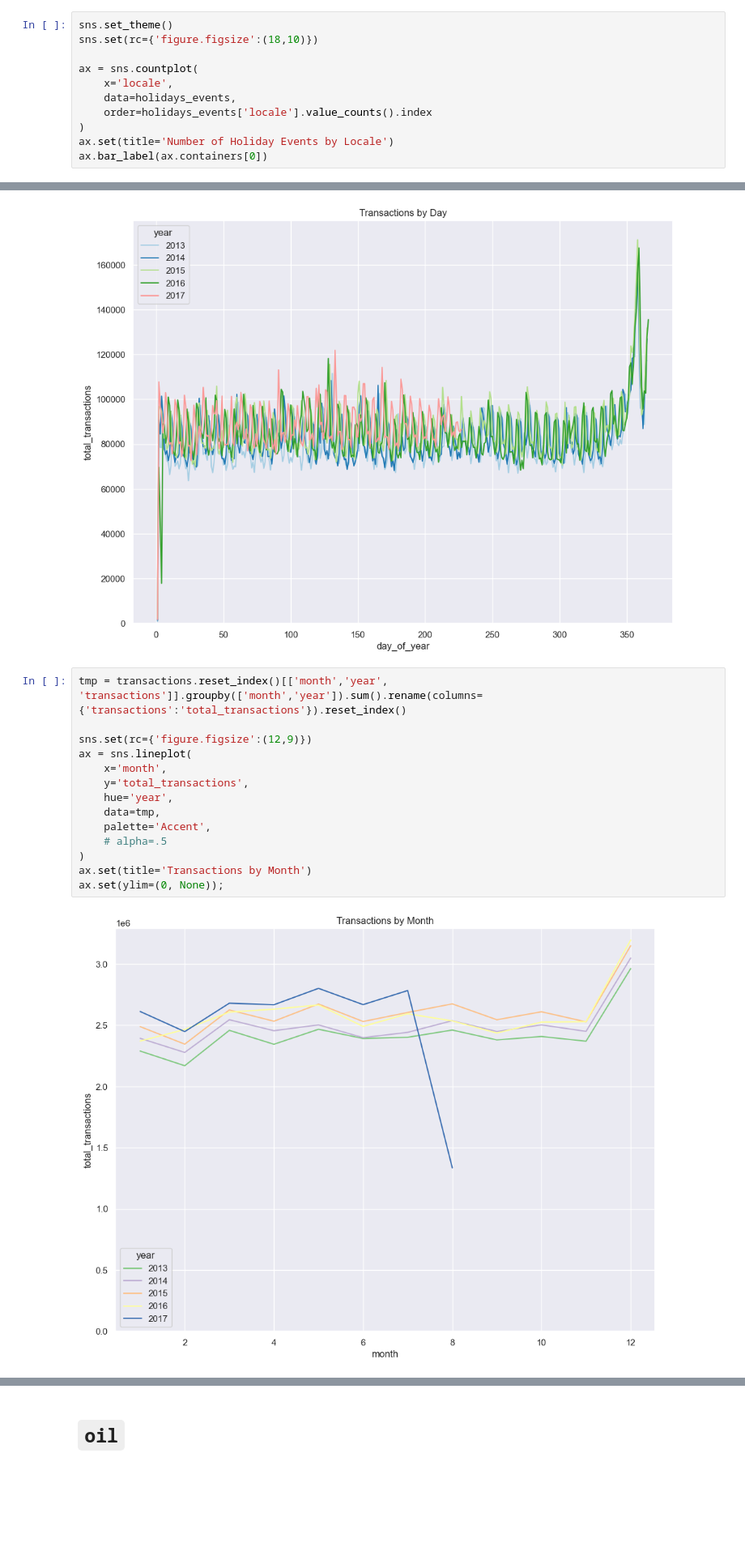
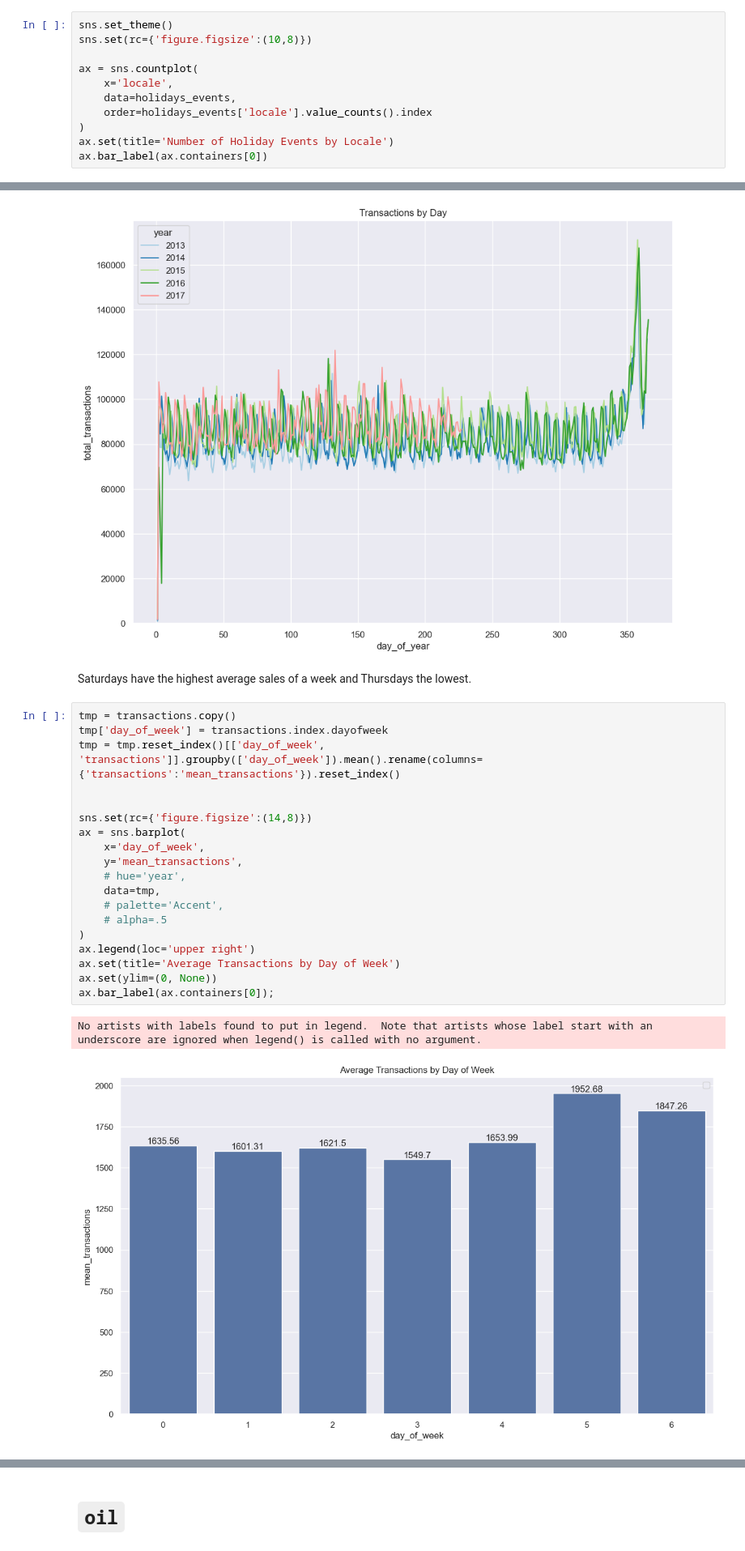
Before and after one commit to angie-xiao/store_sales, a Jupyter notebook: 2_EDA.ipynb, the cells around one changed output, grey strips where cells are left out. Shown at 81% size. Cells and saved outputs as stored; diff of their text form; blank space fills up the shorter version.

Commit message:
more notes for EDA notebook

```diff
--- a/2_EDA.ipynb
+++ b/2_EDA.ipynb
@@ -172,6 +187,6 @@ ax.bar_label(ax.containers[0]);
 # %%
 sns.set_theme()
-sns.set(rc={'figure.figsize':(18,10)})
+sns.set(rc={'figure.figsize':(10,8)})
 
 ax = sns.countplot(
     x='locale',
@@ -224,19 +263,27 @@ ax.set(title='Transactions by Day')
 ax.set(ylim=(0, None));
 # %% [output]
 [figure]
+# %% [markdown]
+Saturdays have the highest average sales of a week and Thursdays the lowest.
 # %%
-tmp = transactions.reset_index()[['month','year', 'transactions']].groupby(['month','year']).sum().rename(columns={'transactions':'total_transactions'}).reset_index()
+tmp = transactions.copy()
+tmp['day_of_week'] = transactions.index.dayofweek
+tmp = tmp.reset_index()[['day_of_week', 'transactions']].groupby(['day_of_week']).mean().rename(columns={'transactions':'mean_transactions'}).reset_index()
 
-sns.set(rc={'figure.figsize':(12,9)})
-ax = sns.lineplot(
-    x='month',
-    y='total_transactions',
-    hue='year',
+
+sns.set(rc={'figure.figsize':(14,8)})
+ax = sns.barplot(
+    x='day_of_week',
+    y='mean_transactions',
+    # hue='year',
     data=tmp,
-    palette='Accent',
+    # palette='Accent',
     # alpha=.5
 )
-ax.set(title='Transactions by Month')
-ax.set(ylim=(0, None));
+ax.legend(loc='upper right')
+ax.set(title='Average Transactions by Day of Week')
+ax.set(ylim=(0, None))
+ax.bar_label(ax.containers[0]);
 # %% [output]
+No artists with labels found to put in legend.  Note that artists whose label start with an underscore are ignored when legend() is called with no argument.
-[figure, old version]
+[figure, new version]
```
Also changed, not shown: parts of 38 cells of this notebook.
